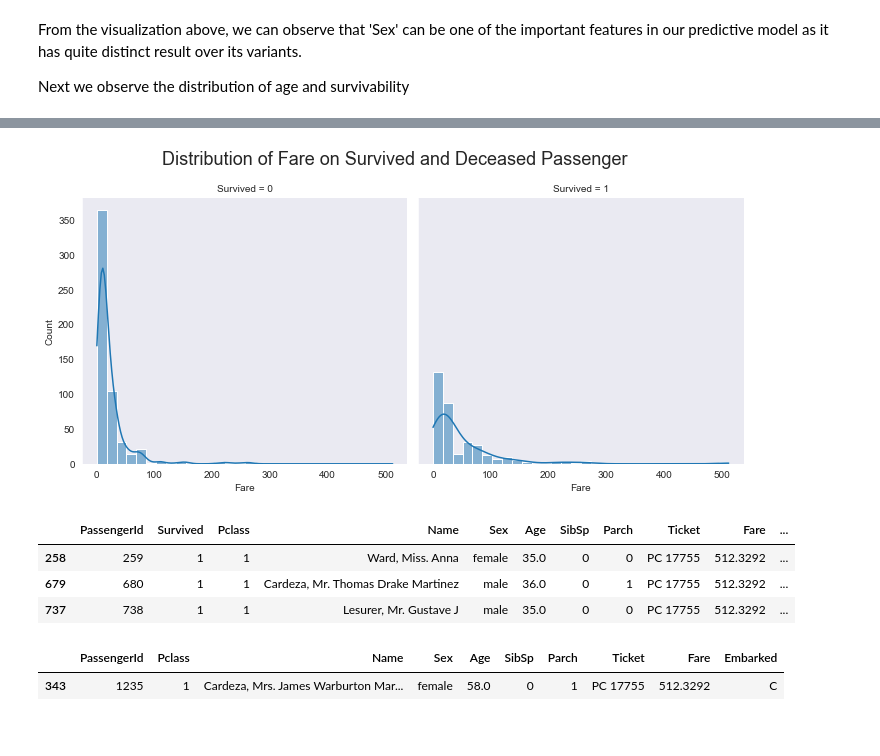
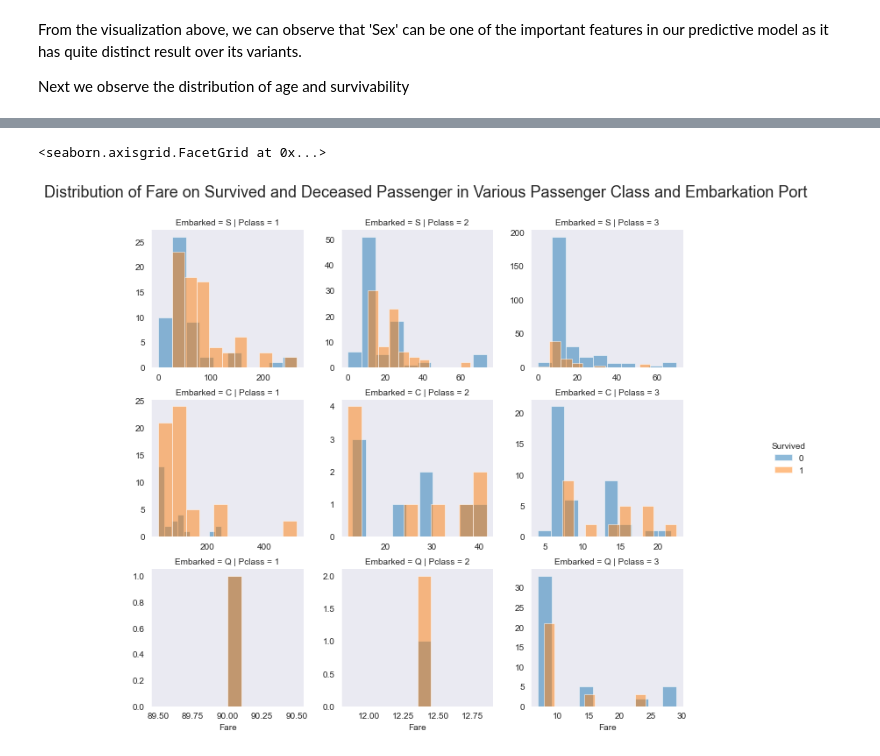
Before and after one commit to juanliong14/titanic_project, a Jupyter notebook: Titanic project.ipynb, the cells around one changed output, grey strips where cells are left out. Cells and saved outputs as stored; diff of their text form; code cells hidden in the pictures.

```diff
--- a/Titanic project.ipynb
+++ b/Titanic project.ipynb
@@ -248,7 +248,7 @@ titanic_train[titanic_train['Embarked'].isnull()]
 # %%
 #fill the missing value with the most frequent data point aka mode
 
-titanic_train['Embarked'].fillna(titanic_train['Embarked'].mode, inplace=True)
+titanic_train['Embarked'].fillna(titanic_train['Embarked'].mode()[0],inplace=True)
 
 assert titanic_train['Embarked'].isnull().sum() == 0 #truth assertion to check if the missing value had been filled
 # %% [markdown]
@@ -488,20 +461,13 @@ display(pclass_surv)
 # %%
 #Observe distribution of fare and survavibility
 
-fare_surv = titanic_train[['Fare','Survived']]
+fare_pclass_embarked_surv = titanic_train[['Fare','Survived','Pclass','Embarked']]
 
-plot = sns.displot(data=fare_surv, x='Fare', col='Survived', kde=True, bins=30)
-plot.fig.suptitle("Distribution of Fare on Survived and Deceased Passenger", fontsize=18)
-plot.fig.subplots_adjust(top=0.85)
+grid = sns.FacetGrid(fare_pclass_embarked_surv, row='Embarked', col='Pclass', hue='Survived', sharex=False, sharey=False)
+grid.map(plt.hist, 'Fare', alpha=0.5, bins=10)
+grid.fig.suptitle("Distribution of Fare on Survived and Deceased Passenger in Various Passenger Class and Embarkation Port", fontsize=18)
+grid.fig.subplots_adjust(top=0.9)
+grid.add_legend()
 # %% [output]
+<seaborn.axisgrid.FacetGrid at 0x...>
-[figure, old version]
+[figure, new version]
-# %%
-display(titanic_train[titanic_train['Fare']==titanic_train['Fare'].max()])
-display(titanic_test[titanic_test['Fare']==titanic_test['Fare'].max()])
-# %% [output]
-|  | PassengerId | Survived | Pclass | Name | Sex | Age | SibSp | Parch | Ticket | Fare | ... |
-| 258 | 259 | 1 | 1 | Ward, Miss. Anna | female | 35.0 | 0 | 0 | PC 17755 | 512.3292 | ... |
-| 679 | 680 | 1 | 1 | Cardeza, Mr. Thomas Drake Martinez | male | 36.0 | 0 | 1 | PC 17755 | 512.3292 | ... |
-| 737 | 738 | 1 | 1 | Lesurer, Mr. Gustave J | male | 35.0 | 0 | 0 | PC 17755 | 512.3292 | ... |
-|  | PassengerId | Pclass | Name | Sex | Age | SibSp | Parch | Ticket | Fare | Embarked |
-| 343 | 1235 | 1 | Cardeza, Mrs. James Warburton Mar... | female | 58.0 | 0 | 1 | PC 17755 | 512.3292 | C |
```
Also changed, not shown: parts of 14 cells of this notebook.
